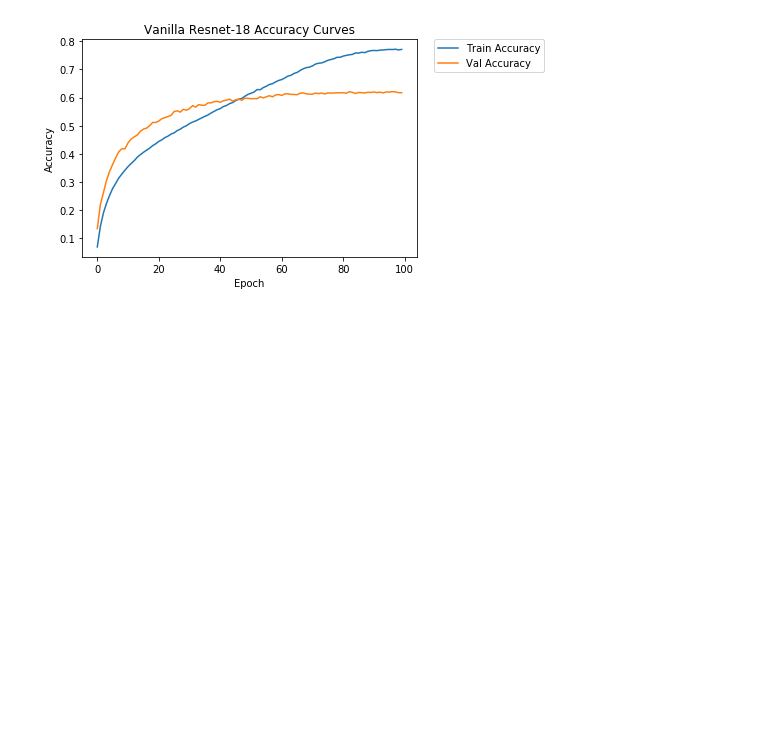
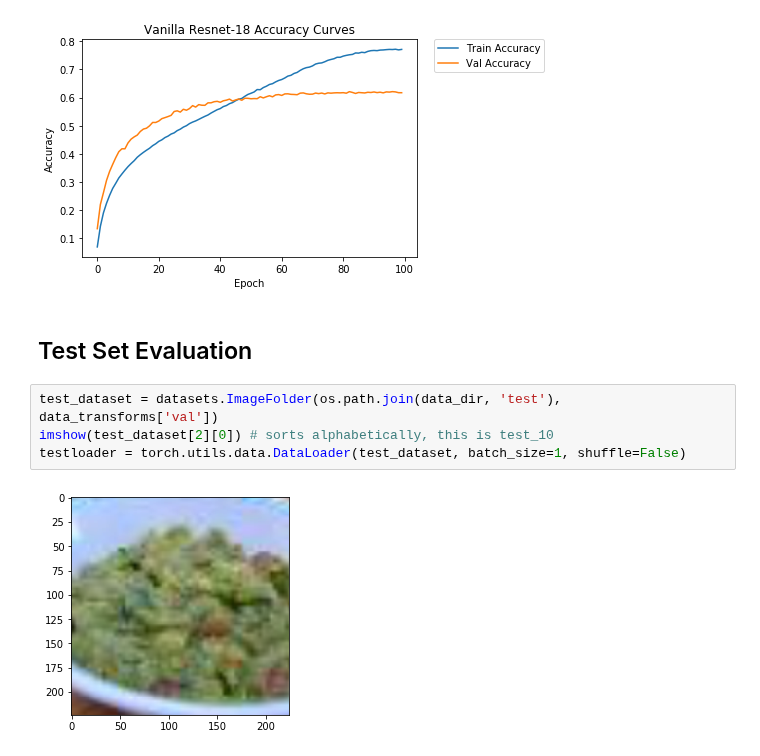
Before and after one commit to Etang21/octconv-pytorch, a Jupyter notebook: ResNet Experiments.ipynb, the cells around one changed output. Drawn from its saved outputs; the diff is of its cells as text; blank space fills up the shorter version.

```diff
--- a/ResNet Experiments.ipynb
+++ b/ResNet Experiments.ipynb
@@ -462,3 +462,11 @@ plt.legend(bbox_to_anchor=(1.05, 1), loc=2, borderaxespad=0.)
 # %% [output]
 <matplotlib.legend.Legend at 0x...>
 [figure]
+# %% [markdown]
+## Test Set Evaluation
+# %%
+test_dataset = datasets.ImageFolder(os.path.join(data_dir, 'test'), data_transforms['val'])
+imshow(test_dataset[2][0]) # sorts alphabetically, this is test_10
+testloader = torch.utils.data.DataLoader(test_dataset, batch_size=1, shuffle=False)
+# %% [output]
+[figure, added]
```
Also changed, not shown: parts of 4 cells of this notebook, 2 other files.
